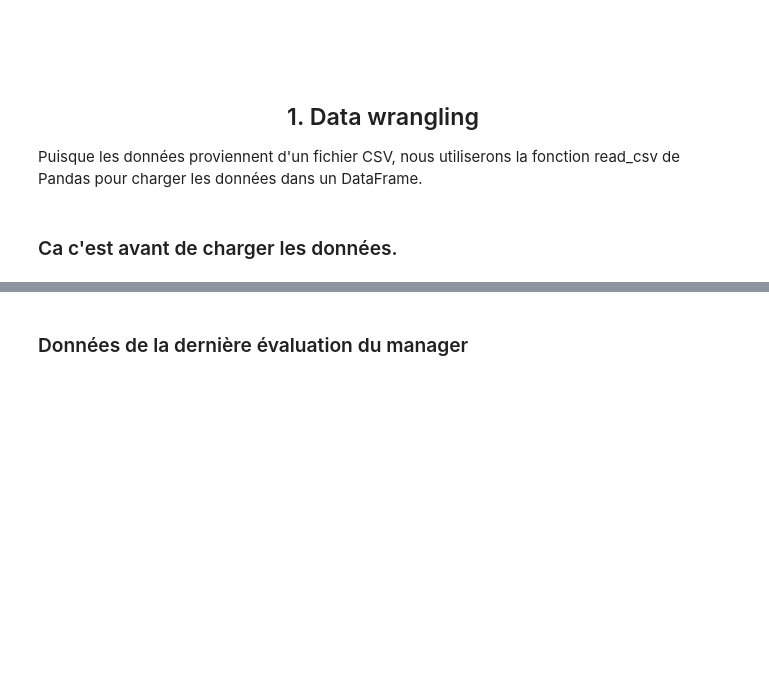
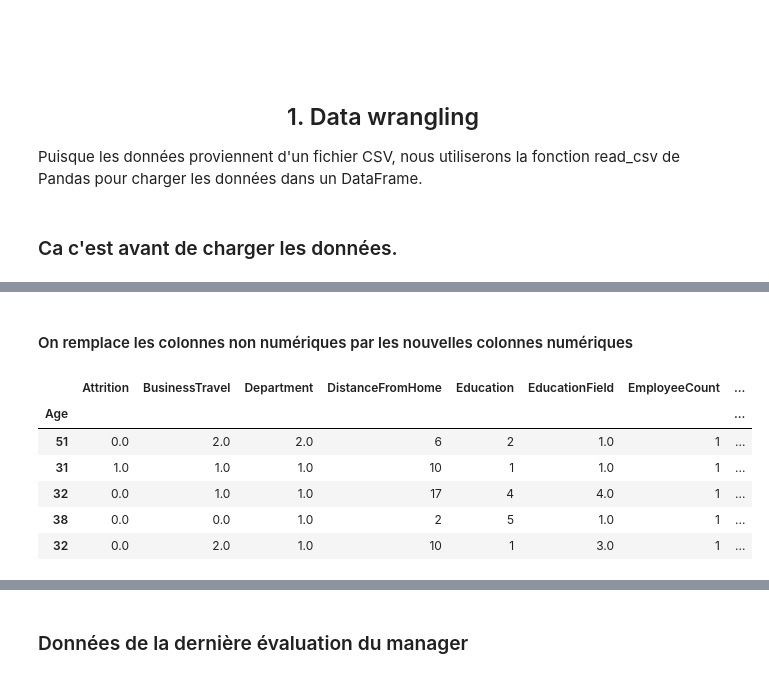
Before and after one commit to ArkaniosCesi/IA_project, a Jupyter notebook: Groupe2_IA.ipynb, the cells around one changed output, grey strips where cells are left out. Drawn from its saved outputs; the diff is of its cells as text; code cells hidden in the pictures; blank space fills up the shorter version.

```diff
--- a/Groupe2_IA.ipynb
+++ b/Groupe2_IA.ipynb
@@ -89,0 +97,3 @@ On affiche la description des colonnes pour chaque jeu de données
+# %%
+for key in data.keys():
+    print(data[key].info(), "\n"*3)
@@ -90,6 +118,4 @@ On affiche la description des colonnes pour chaque jeu de données
 # %%
-for df in data:
-    print(df.keys())
-    print(df.info())
-    print('\n'*5)
+for key in data.keys():
+    print(key+'\n', data[key].describe(), "\n"*3)
 # %% [output]
@@ -112,0 +225,15 @@ None
+# %% [markdown]
+#### On remplace les colonnes non numériques par les nouvelles colonnes numériques
+# %%
+for key in fields_encoded.keys():
+    gd[key] = fields_encoded[key]
+
+gd.head()
+# %% [output]
+|  | Attrition | BusinessTravel | Department | DistanceFromHome | Education | EducationField | EmployeeCount | ... |
+| Age |  |  |  |  |  |  |  | ... |
+| 51 | 0.0 | 2.0 | 2.0 | 6 | 2 | 1.0 | 1 | ... |
+| 31 | 1.0 | 1.0 | 1.0 | 10 | 1 | 1.0 | 1 | ... |
+| 32 | 0.0 | 1.0 | 1.0 | 17 | 4 | 4.0 | 1 | ... |
+| 38 | 0.0 | 0.0 | 1.0 | 2 | 5 | 1.0 | 1 | ... |
+| 32 | 0.0 | 2.0 | 1.0 | 10 | 1 | 3.0 | 1 | ... |
```
Also changed, not shown: parts of 19 cells of this notebook.
